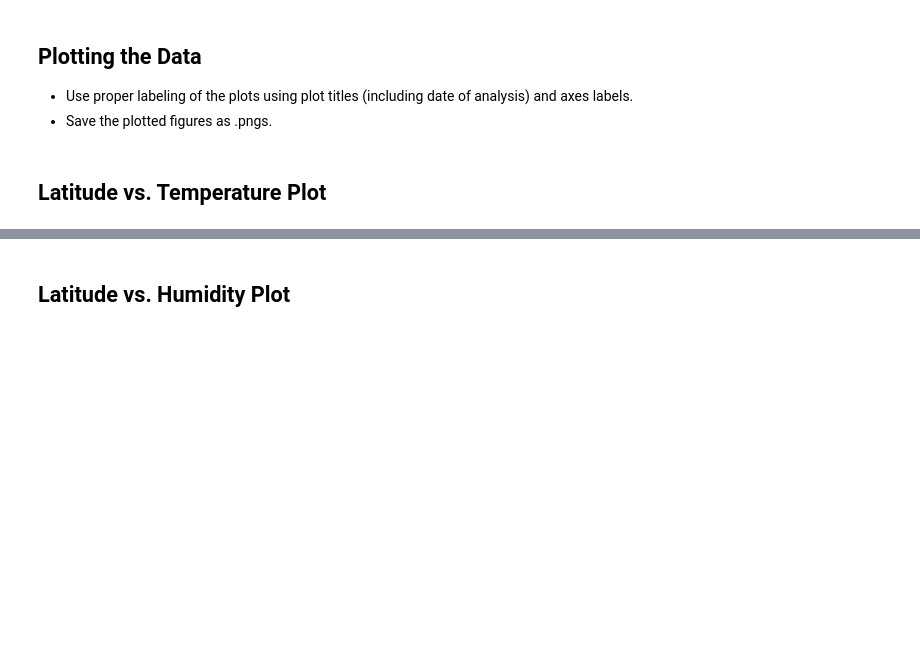
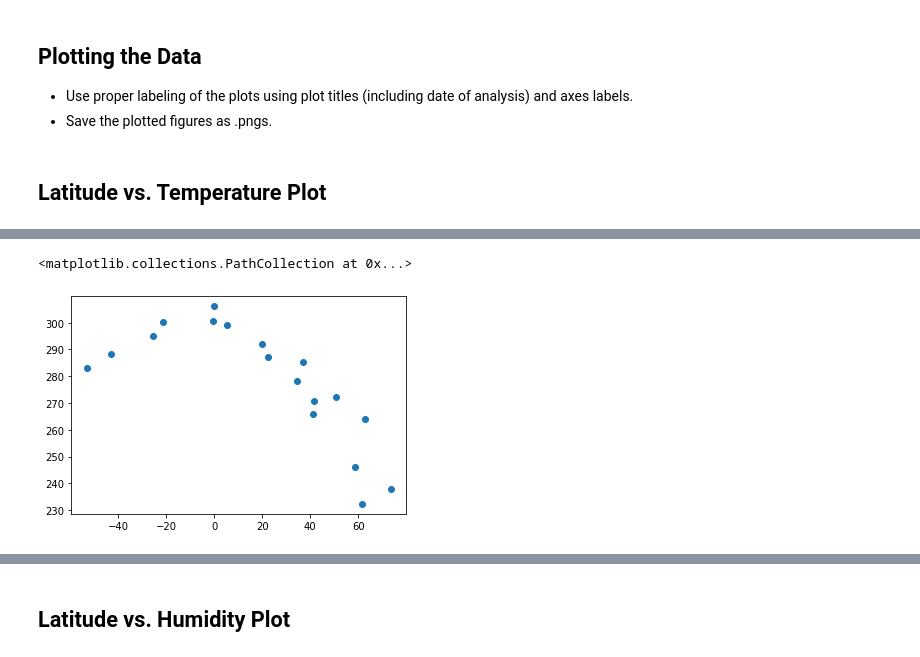
Before and after one commit to ruthhinkle/api-challenge, a Jupyter notebook: WeatherPy-REH.ipynb, the cells around one changed output, grey strips where cells are left out. Drawn from its saved outputs; the diff is of its cells as text; code cells hidden in the pictures; blank space fills up the shorter version.

Commit message:
finished scatter plots, started linear regressions

```diff
--- a/WeatherPy-REH.ipynb
+++ b/WeatherPy-REH.ipynb
@@ -88,5 +92,5 @@ date = city_data['dt']
 # %%
-#Create dictionaries and lists
+#Create dictionary and lists
 global_weather = {}
 names = []
 lats = []
@@ -96,6 +100,7 @@ humidities = []
 clouds = []
 speeds = []
 dates = []
+countries = []
 
 for city in cities[0:20]:
     city_url = f"https://api.openweathermap.org/data/2.5/weather?q={city}&appid={weather_api_key}"
@@ -110,6 +115,7 @@ for city in cities[0:20]:
         humidities.append(city_data['main']['humidity'])
         clouds.append(city_data['weather'][0]['id'])
         speeds.append(city_data['wind']['speed'])
+        countries.append(city_data['sys']['country'])
         dates.append(city_data['dt'])
 
     except:
@@ -122,6 +128,7 @@ global_weather['Max Temp'] = max_temps
 global_weather['Humidity'] = humidities
 global_weather['Cloudiness'] = clouds
 global_weather['Wind Speed'] = speeds
+global_weather['Country'] = countries
 global_weather['Date'] = dates
 # %% [markdown]
 ### Convert Raw Data to DataFrame
@@ -216,4 +223,6 @@ Int64Index([], dtype='int64')
 # %%
 # Make a new DataFrame equal to the city data to drop all humidity outliers by index.
 # Passing "inplace=False" will make a copy of the city_data DataFrame, which we call "clean_city_data".
+clean_city_data = weather_summary.drop(weather_summary[weather_summary['Humidity'] >100].index, inplace = False)
+clean_city_data
 # %% [output]
@@ -235,0 +254,5 @@ Int64Index([], dtype='int64')
+# %%
+plt.scatter(clean_city_data['Latitude'],clean_city_data['Max Temp'])
+# %% [output]
+<matplotlib.collections.PathCollection at 0x...>
+[figure, added]
```
Also changed, not shown: parts of 17 cells of this notebook.
